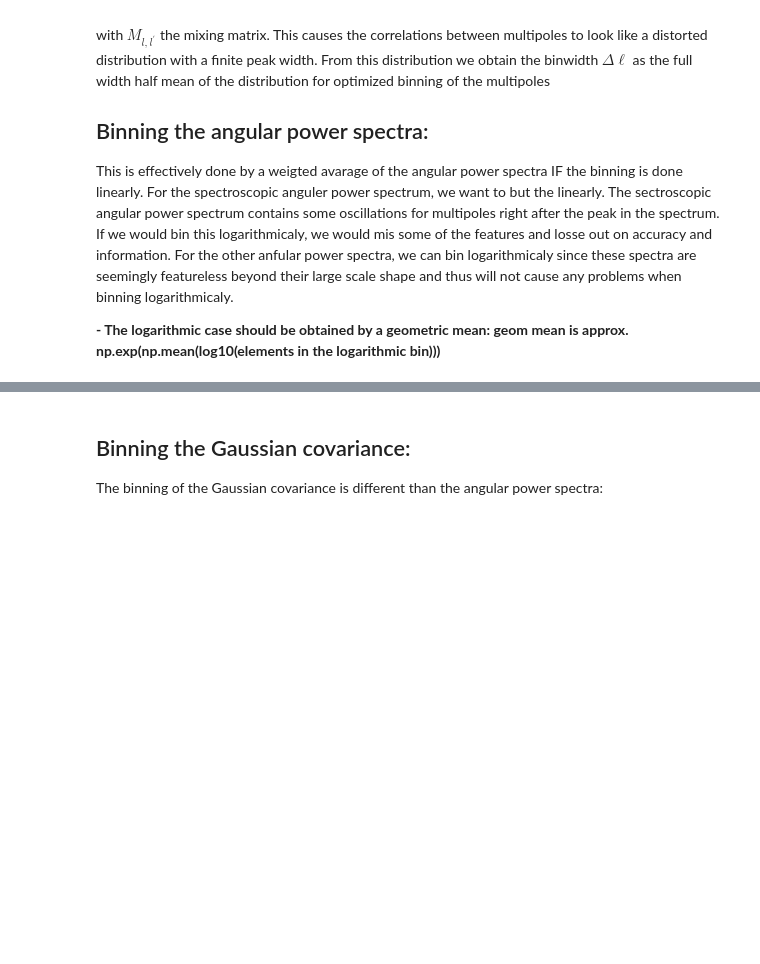
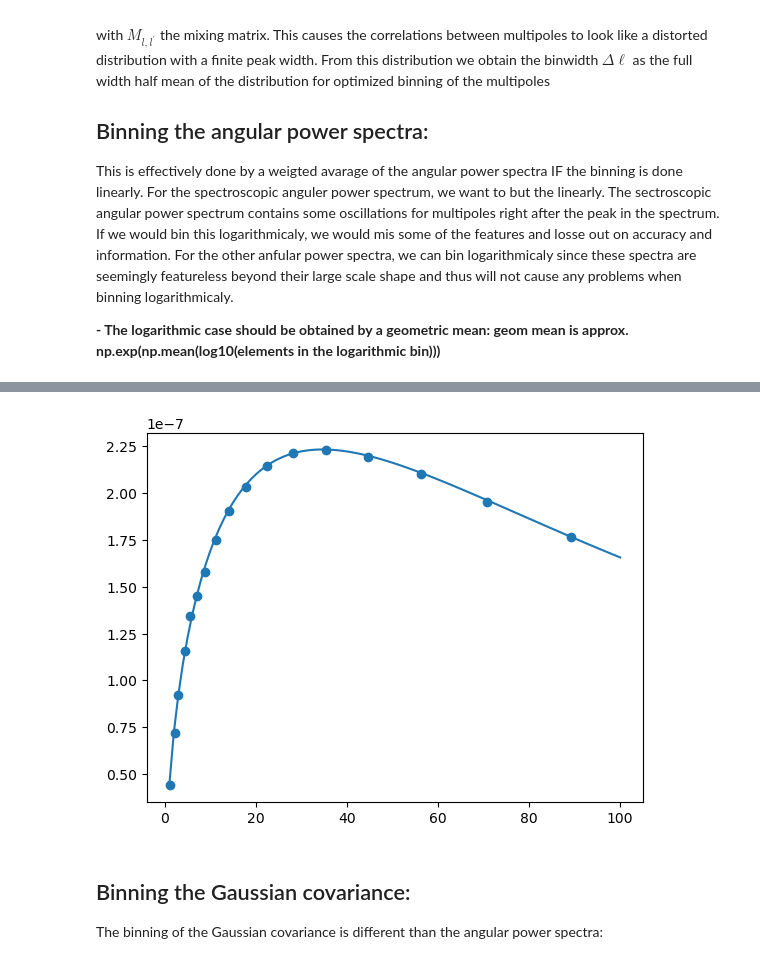
Before and after one commit to XanderHenrik/Masters-Project, a Jupyter notebook: notebooks/identifiability_test.ipynb, the cells around one changed output, grey strips where cells are left out. Drawn from its saved outputs; the diff is of its cells as text; code cells hidden in the pictures; blank space fills up the shorter version.

```diff
--- a/notebooks/identifiability_test.ipynb
+++ b/notebooks/identifiability_test.ipynb
@@ -563,3 +598,24 @@ plt.show()
+# %%
+# Bin the angular power spectra, using the function bin_multipoles_CL defined above:
+# Take the number of bins to be 20:
+N_l = 20
+
+# First we bin the angular power spectra that correspond to the LCDM cosmology:
+log_lik_l, binned_lcdm_auto_cmb, dof_lcdm_auto_cmb = bin_multipoles_CL(l, {0: lcdm_auto_cmb}, N_l, type="log")
+binned_lcdm_cmb_wl, dof_lcdm_cmb_wl = bin_multipoles_CL(l, lcdm_cmb_wl, N_l, type="log")[1:]
+binned_lcdm_cmb_gc_ph, dof_lcdm_cmb_gc_ph = bin_multipoles_CL(l, lcdm_auto_gc_ph, N_l, type="log")[1:]
+linear_l, binned_lcdm_cmb_gc_sp, dof_lcdm_cmb_gc_sp = bin_multipoles_CL(l, lcdm_auto_gc_sp, N_l)
+
+binned_lcdm_auto_gc_ph, dof_lcdm_auto_gc_ph = bin_multipoles_CL(l, lcdm_auto_gc_ph, N_l, type="log")[1:]
+binned_lcdm_auto_gc_sp, dof_lcdm_auto_gc_sp = bin_multipoles_CL(l, lcdm_auto_gc_sp, N_l)[1:]
+binned_lcdm_auto_wl, dof_lcdm_auto_wl = bin_multipoles_CL(l, lcdm_auto_wl, N_l, type="log")[1:]
+
+plt.figure()
+plt.plot(l, lcdm_auto_cmb, label='full auto CMB lensing')
+plt.scatter(log_lik_l, binned_lcdm_auto_cmb[0], label='binned auto CMB lensing')
+plt.show()
+# %% [output]
+[figure, added]
 # %% [markdown]
 ## Binning the Gaussian covariance:
 The binning of the Gaussian covariance is different than the angular power spectra:
```
Also changed, not shown: parts of 15 cells of this notebook.
